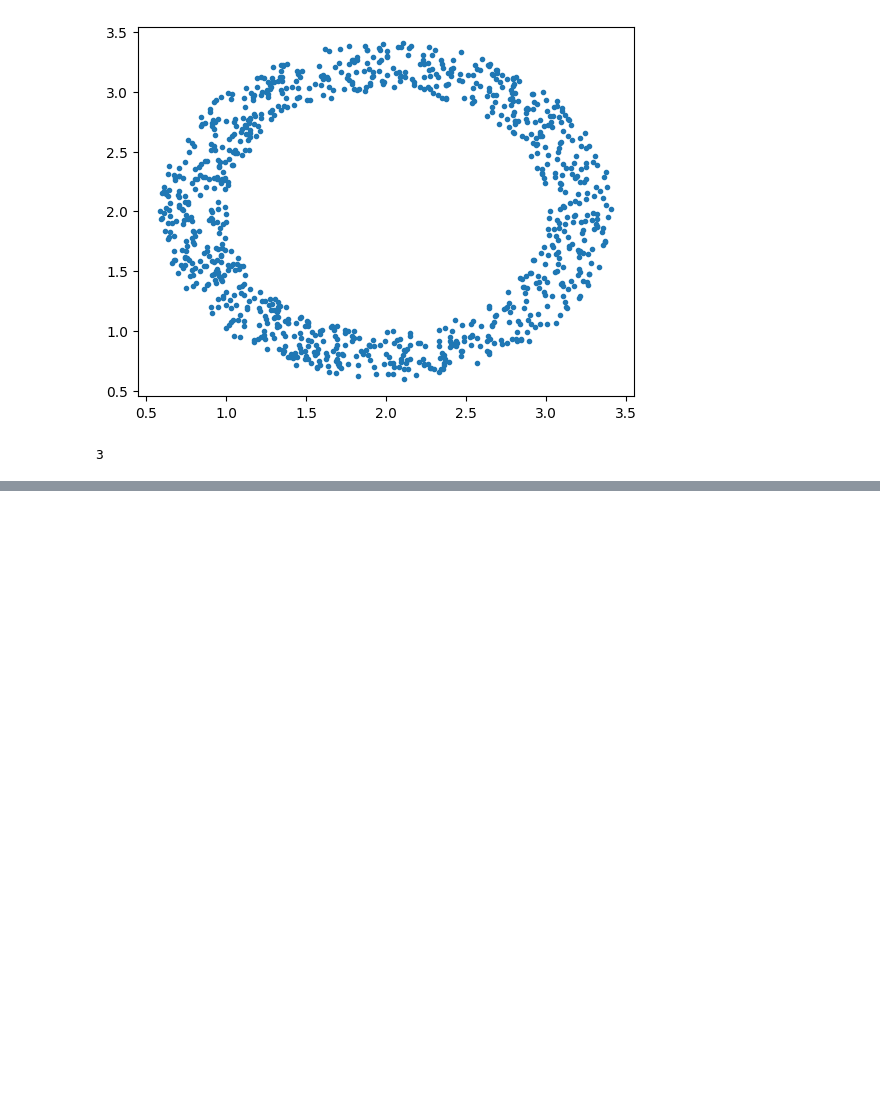
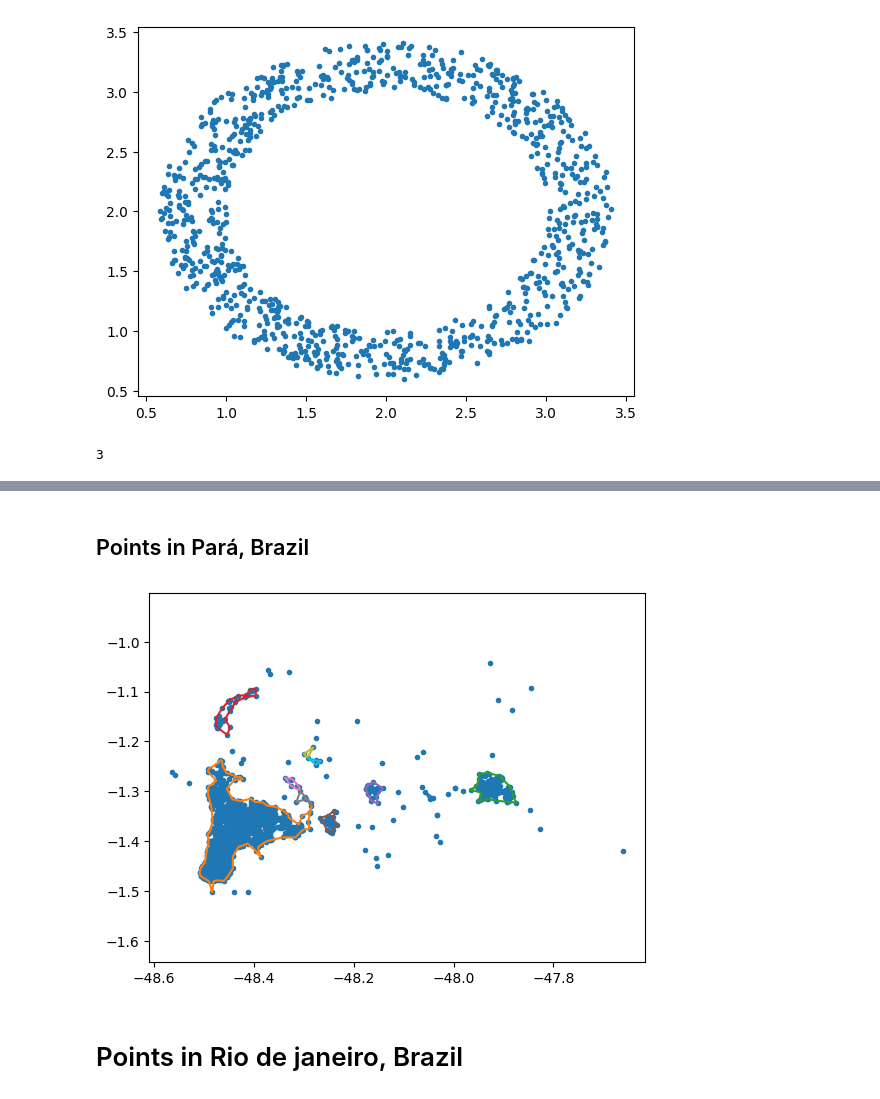
Before and after one commit to luanleonardo/concave_uhull, a Jupyter notebook: visual_tests_concave_uhull.ipynb, the cells around one changed output, grey strips where cells are left out. Cells and saved outputs as stored; diff of their text form; code cells hidden in the pictures; blank space fills up the shorter version.

Commit message:
update visual usage example

```diff
--- a/visual_tests_concave_uhull.ipynb
+++ b/visual_tests_concave_uhull.ipynb
@@ -68,0 +69,28 @@ plt.show()
+# %% [markdown]
+## Points in Pará, Brazil
+# %%
+import json
+
+# loggibud dataset download: https://loggibud.s3.amazonaws.com/dataset.zip
+with open('dataset/data/delivery-instances-1.0/train/pa/pa-0.json') as dataset_file:
+    data = json.load(dataset_file)
+# %%
+coordinates_points = [
+    (delivery['point']['lng'], delivery['point']['lat'])
+    for delivery in data['deliveries']
+]
+# %%
+polygons = alpha_shape_polygons(coordinates_points, alpha=10)
+
+plt.figure()
+plt.axis('equal')
+x, y = zip(*coordinates_points)
+plt.plot(x, y, '.')
+for poly in polygons:
+    x, y = zip(*poly)
+    plt.plot(x, y)
+plt.show()
+# %% [output]
+[figure, added]
+# %% [markdown]
+# Points in Rio de janeiro, Brazil
```
Also changed, not shown: parts of 9 cells of this notebook, 1 other file.
